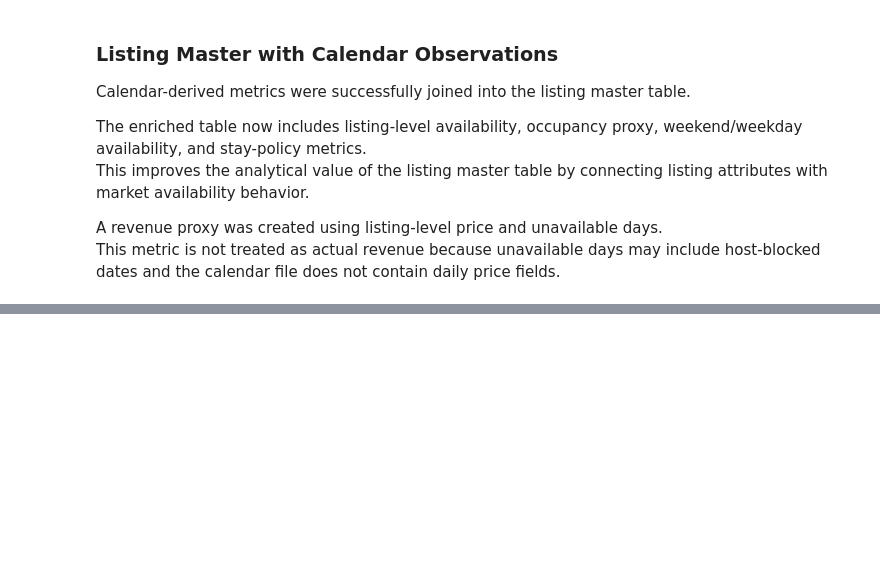
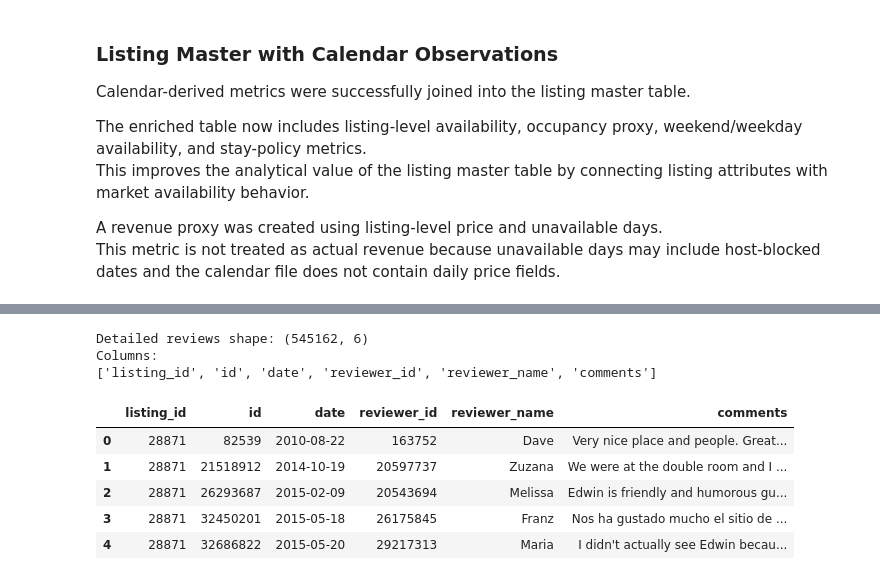
Before and after one commit to Tnadeeja/Inside-Airbnb-Market-Intelligence-Platform-Data-Engineering-Analytics-AI, a Jupyter notebook: notebooks/01_dataset_familiarization.ipynb, the cells around one changed output, grey strips where cells are left out. Saved outputs shown, nothing was run; the diff lists cells and outputs as text; code cells hidden in the pictures; blank space fills up the shorter version.

```diff
--- a/notebooks/01_dataset_familiarization.ipynb
+++ b/notebooks/01_dataset_familiarization.ipynb
@@ -1602,0 +1611,18 @@ This metric is not treated as actual revenue because unavailable days may includ
+# %%
+detailed_reviews = datasets["detailed_reviews"].copy()
+
+print("Detailed reviews shape:", detailed_reviews.shape)
+print("Columns:")
+print(detailed_reviews.columns.tolist())
+
+detailed_reviews.head()
+# %% [output]
+Detailed reviews shape: (545162, 6)
+Columns:
+['listing_id', 'id', 'date', 'reviewer_id', 'reviewer_name', 'comments']
+|  | listing_id | id | date | reviewer_id | reviewer_name | comments |
+| 0 | 28871 | 82539 | 2010-08-22 | 163752 | Dave | Very nice place and people. Great... |
+| 1 | 28871 | 21518912 | 2014-10-19 | 20597737 | Zuzana | We were at the double room and I ... |
+| 2 | 28871 | 26293687 | 2015-02-09 | 20543694 | Melissa | Edwin is friendly and humorous gu... |
+| 3 | 28871 | 32450201 | 2015-05-18 | 26175845 | Franz | Nos ha gustado mucho el sitio de ... |
+| 4 | 28871 | 32686822 | 2015-05-20 | 29217313 | Maria | I didn't actually see Edwin becau... |
```
Also changed, not shown: parts of 18 cells of this notebook, 3 other files.
